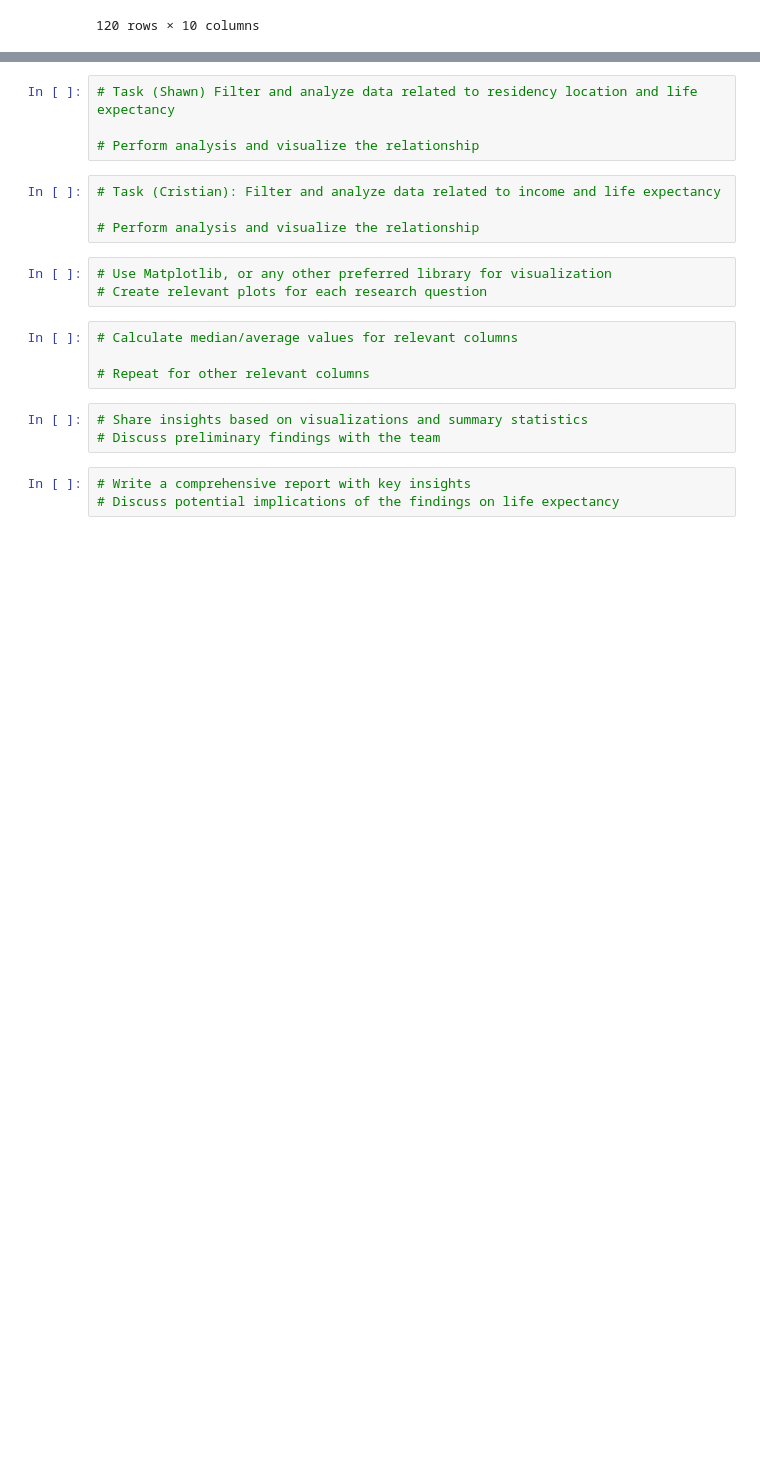
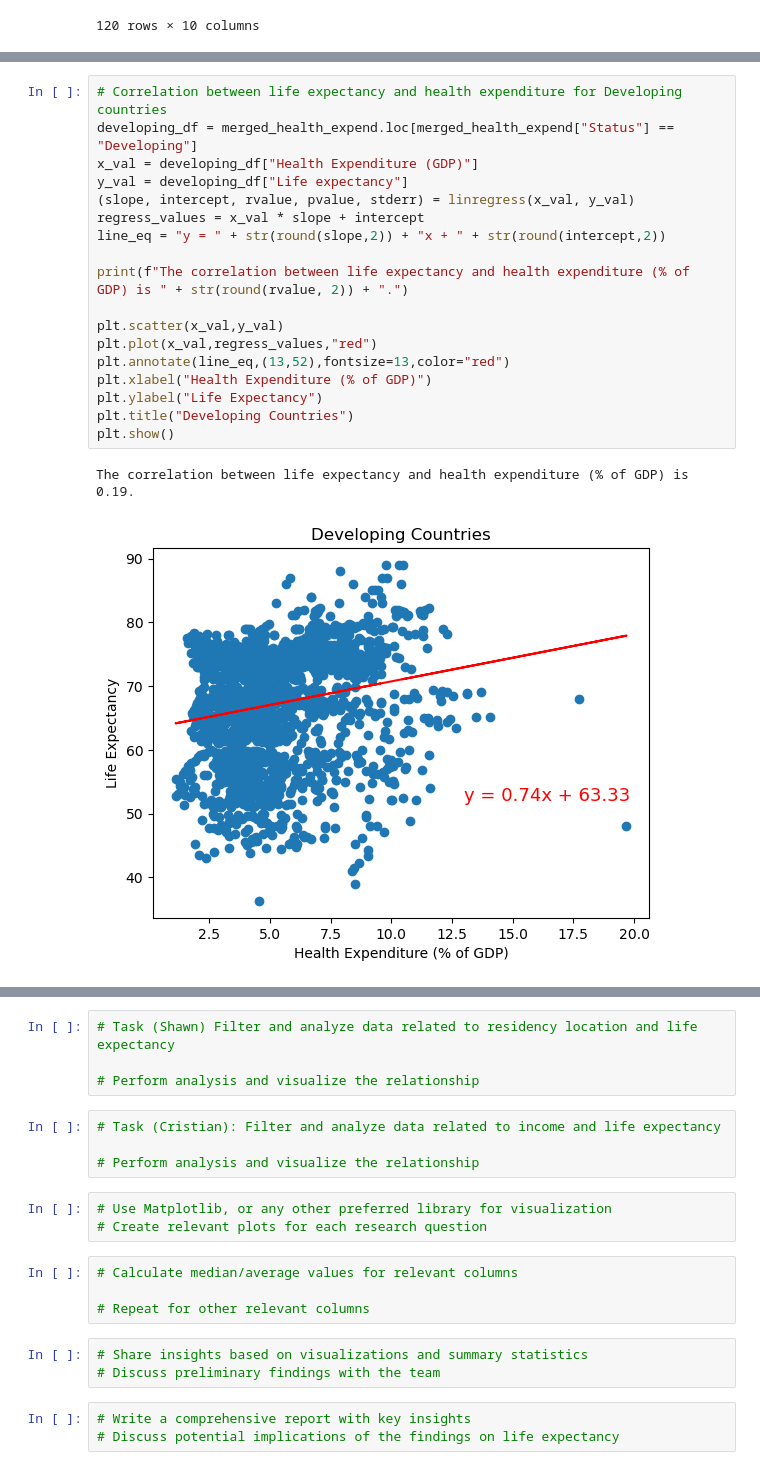
Before and after one commit to rachj14/project-one, a Jupyter notebook: life-expectancy.ipynb, the cells around one changed output, grey strips where cells are left out. Saved outputs shown, nothing was run; the diff lists cells and outputs as text; blank space fills up the shorter version.

```diff
--- a/life-expectancy.ipynb
+++ b/life-expectancy.ipynb
@@ -56,0 +161,21 @@ gender_region_df
+# %%
+# Correlation between life expectancy and health expenditure for Developing countries
+developing_df = merged_health_expend.loc[merged_health_expend["Status"] == "Developing"]
+x_val = developing_df["Health Expenditure (GDP)"]
+y_val = developing_df["Life expectancy"]
+(slope, intercept, rvalue, pvalue, stderr) = linregress(x_val, y_val)
+regress_values = x_val * slope + intercept
+line_eq = "y = " + str(round(slope,2)) + "x + " + str(round(intercept,2))
+
+print(f"The correlation between life expectancy and health expenditure (% of GDP) is " + str(round(rvalue, 2)) + ".")
+
+plt.scatter(x_val,y_val)
+plt.plot(x_val,regress_values,"red")
+plt.annotate(line_eq,(13,52),fontsize=13,color="red")
+plt.xlabel("Health Expenditure (% of GDP)")
+plt.ylabel("Life Expectancy")
+plt.title("Developing Countries")
+plt.show()
+# %% [output]
+The correlation between life expectancy and health expenditure (% of GDP) is 0.19.
+[figure, added]
```
Also changed, not shown: parts of 16 cells of this notebook, 3 other files.
